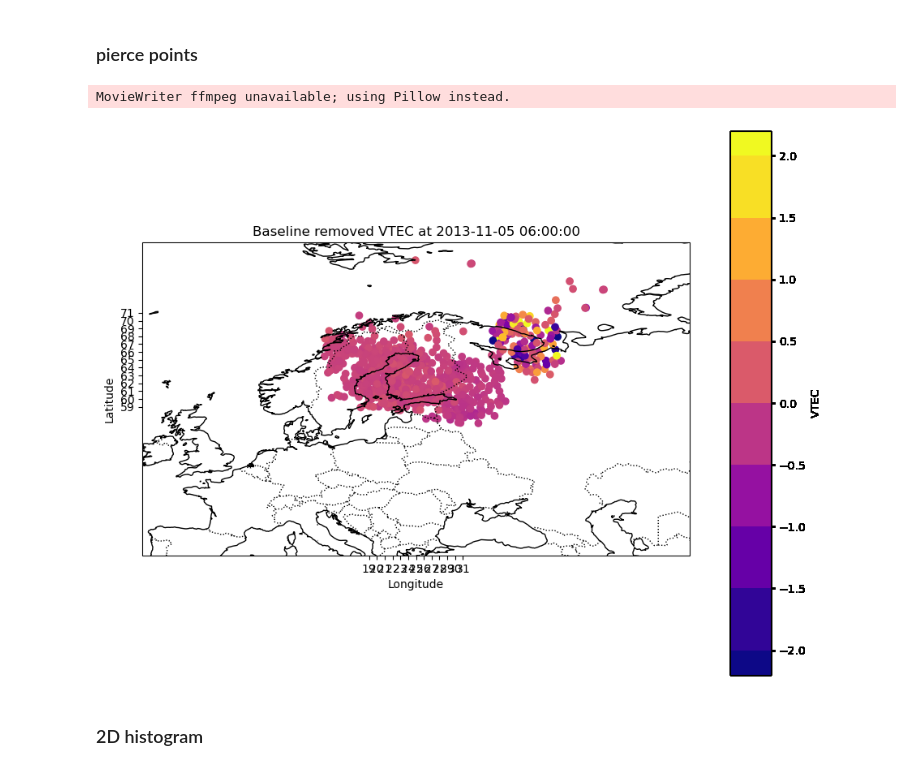
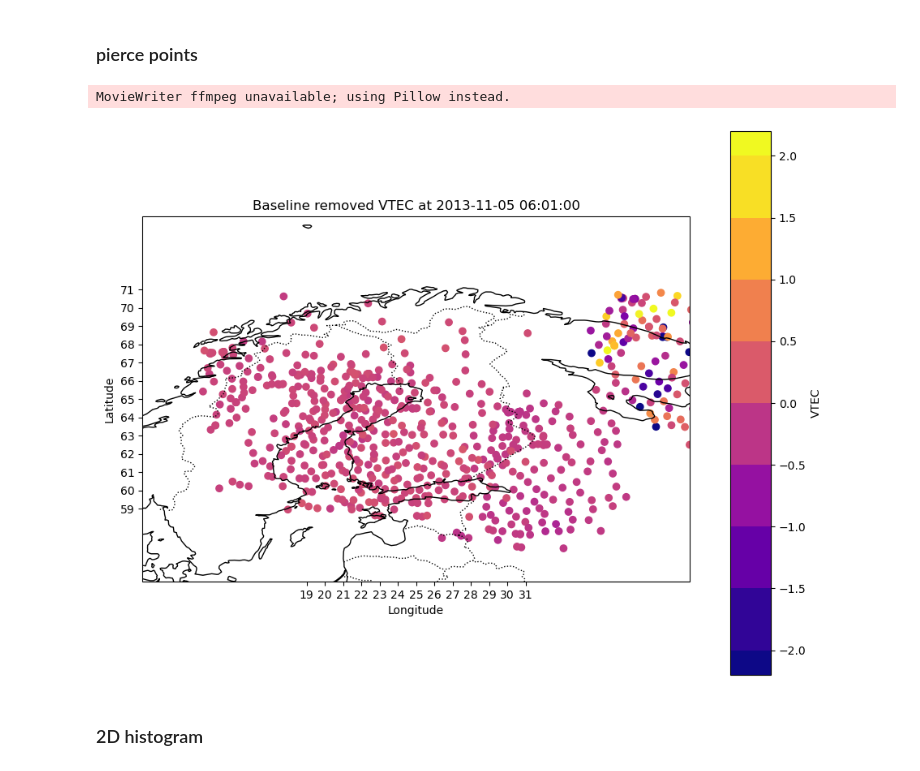
Before and after one commit to kuhaonmaraani/gradu, a Jupyter notebook: kaarianimaatiot.ipynb, the cells around one changed output. Drawn from its saved outputs; the diff is of its cells as text; code cells hidden in the pictures.

```diff
--- a/kaarianimaatiot.ipynb
+++ b/kaarianimaatiot.ipynb
@@ -43,5 +37,6 @@ raw['datetime'] = pd.to_datetime(raw['datetime'])
 # %%
 MIN_ELEVATION = 20
+DAYTIME = [6, 18]
 
 def trim_curve(group):
     group = group.sort_values('datetime')
@@ -50,5 +45,9 @@ def trim_curve(group):
     return group[(group['datetime'] >= start_time) & (group['datetime'] <= end_time)]
 
 data = raw.groupby(['pair_id', 'curve_id']).apply(trim_curve).reset_index(drop=True)
-data = data.loc[data['elm'] > MIN_ELEVATION]
-data = data[(data['datetime'].dt.hour >= 6) & (data['datetime'].dt.hour < 18)]
+
+data = data[(data['datetime'].dt.hour >=  DAYTIME[0]) &
+            (data['datetime'].dt.hour < DAYTIME[1]) &
+            (data['elm'] > MIN_ELEVATION)]
+
+data['datetime'] = data['datetime'].dt.floor('T')
@@ -71,43 +58,47 @@ print(blip_sites)
 # %%
 def pp(frame):
     df1 = data.loc[data['datetime'] == frame]
-
-    ax.clear()
-    ax.coastlines()
-    ax.add_feature(cfeature.BORDERS, linestyle=':')
-
-    ax.set_xticks(np.arange(19, 32, 1))
-    ax.set_yticks(np.arange(59, 72, 1))
-
-    contour = ax.scatter(df1['glon'], df1['gdlat'],c= df1['blrmvd'], cmap='plasma', vmin=-2, vmax=2)
-
-    fig.subplots_adjust(right=0.8)
-    cax = fig.add_axes([0.85, 0.155, 0.05, 0.67])
-
-    cbar = plt.colorbar(contour, cax=cax, orientation='vertical',
-                        extendrect = True, label='VTEC',
-                        ticks=np.arange(-2,2.5,0.5),
-                        boundaries = np.arange(-2,2.5,0.5),
-                        extend='both'
-    )
-
-    ax.set_xlabel('Longitude')
-    ax.set_ylabel('Latitude')
     ax.set_title(f'Baseline removed VTEC at {frame}')
 
-    ax.set_xlim(-10, 60)
-    ax.set_ylim(40, 80)
+    for c in ax.collections:
+        c.remove()
+
+    ax.scatter(df1['glon'], df1['gdlat'],c= df1['blrmvd'], cmap='plasma', vmin=-2, vmax=2)
+
+
 
 frames = sorted(data['datetime'].unique())
+df0 = data.loc[data['datetime'] == frames[0]]
 
 fig, ax = plt.subplots(figsize=(10, 10), subplot_kw={'projection': ccrs.PlateCarree()})
 
-animation = FuncAnimation(fig, pp, frames=frames[:80], interval=30)
+ax.coastlines()
+ax.add_feature(cfeature.BORDERS, linestyle=':')
+ax.set_xticks(np.arange(19, 32, 1))
+ax.set_yticks(np.arange(59, 72, 1))
+ax.set_xlabel('Longitude')
+ax.set_ylabel('Latitude')
+ax.set_xlim(10, 40)
+ax.set_ylim(55, 75)
 
-animation.save('pp3_animation.gif')
+contour = ax.scatter(df0['glon'], df0['gdlat'],c= df0['blrmvd'], cmap='plasma', vmin=-2, vmax=2)
+
+fig.subplots_adjust(right=0.8)
+cax = fig.add_axes([0.85, 0.155, 0.05, 0.67])
+
+cbar = plt.colorbar(contour, cax=cax, orientation='vertical',
+                    extendrect = True, label='VTEC',
+                    ticks=np.arange(-2,2.5,0.5),
+                    boundaries = np.arange(-2,2.5,0.5),
+                    extend='both'
+)
+
+animation = FuncAnimation(fig, pp, frames=frames[1:], interval=30)
+
+animation.save('pp_animation.gif')
 # %% [output]
 MovieWriter ffmpeg unavailable; using Pillow instead.
-[figure, old version]
+[figure, new version]
 # %% [markdown]
 ### 2D histogram
 # %%
```
Also changed, not shown: parts of 8 cells of this notebook, 1 other file.
